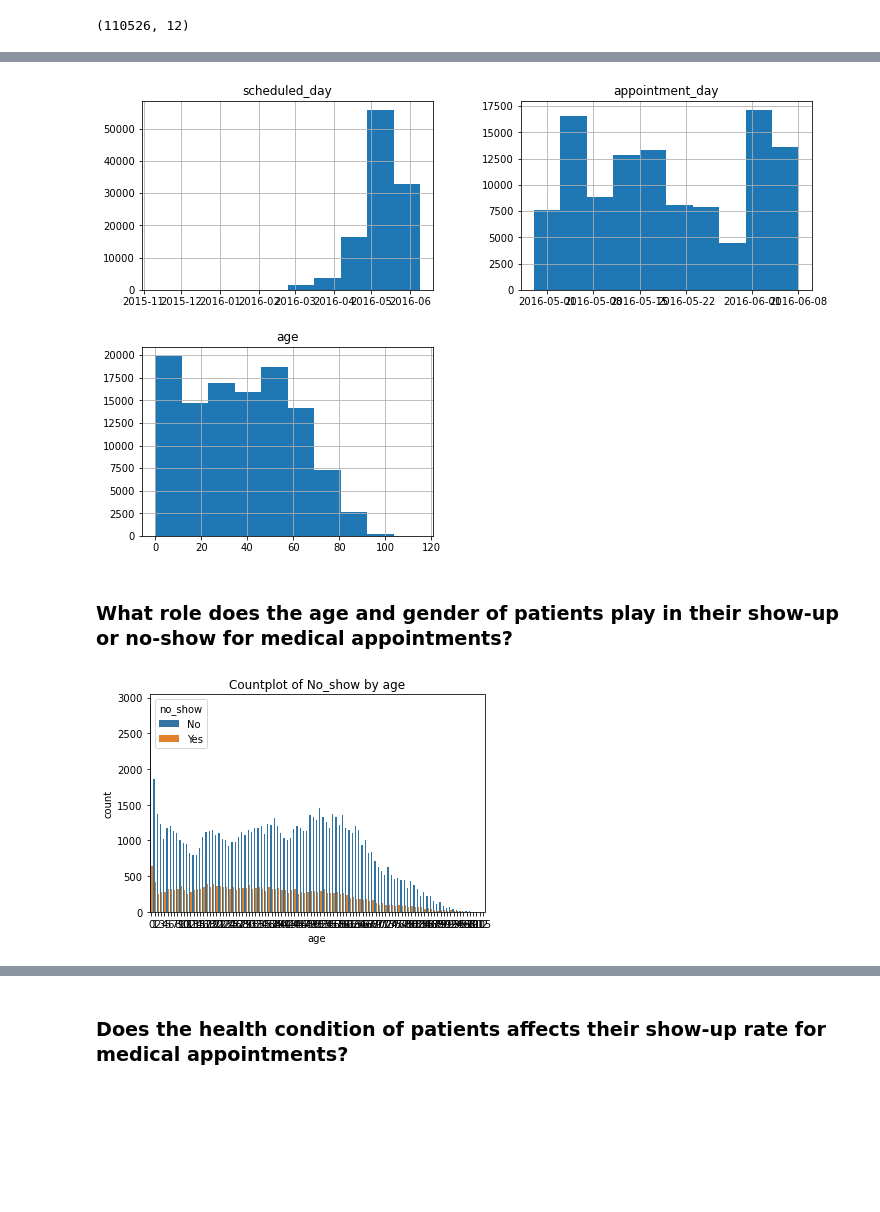
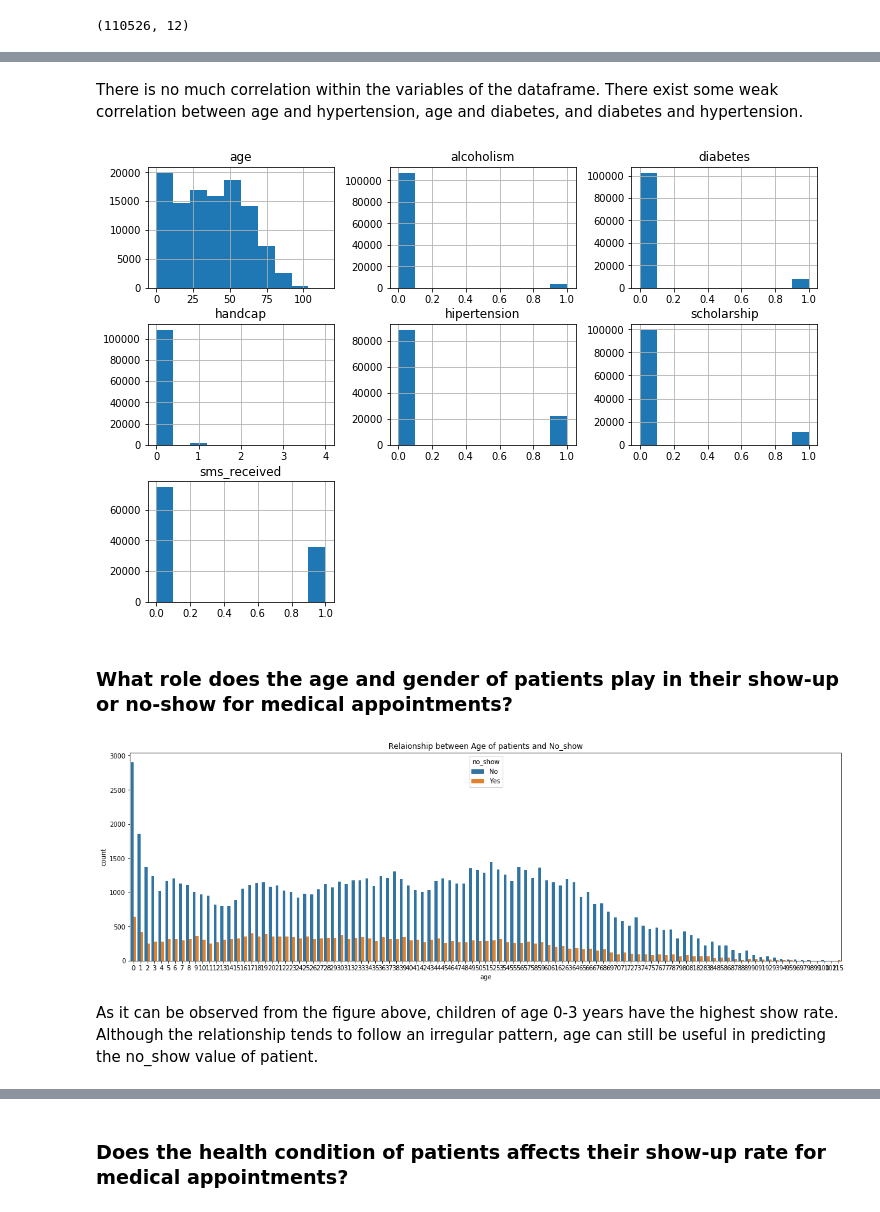
Before and after one commit to muhammedbalogun/Medical_Appointment_Analysis, a Jupyter notebook: Investigate_a_Dataset.ipynb, the cells around one changed output, grey strips where cells are left out. Cells and saved outputs as stored; diff of their text form; code cells hidden in the pictures; blank space fills up the shorter version.

Commit message:
analysis notebook updated

```diff
--- a/Investigate_a_Dataset.ipynb
+++ b/Investigate_a_Dataset.ipynb
@@ -63,7 +64,7 @@ import seaborn as sns
 The dataset is loaded and the first five observation is viewed using the head() function.
 # %%
 # Load your data and print out a few lines
-df = pd.read_csv("noshowappointments-kagglev2-may-2016.csv")
+df = pd.read_csv("Database_No_show_appointments/noshowappointments-kagglev2-may-2016.csv")
 df.head()
 # %% [output]
 |  | PatientId | AppointmentID | Gender | ScheduledDay | AppointmentDay | Age | Neighbourhood | Scholarship | ... |
@@ -217,10 +221,10 @@ memory usage: 11.8+ MB
 # %% [markdown]
 The data types of the dataframe needs some fixing. The patient_id and the appointment_id are unique code of each patients which suppose to be in string. The patient_id is a flaot while the appointment_id is an integer. We convert the two columns to strings. Also, the scheduled_day and appointment_day contain dates and time but they are both in string data type. We will convert both to datetime data types so that date analysis can be performed on them.
 # %%
-# change the data type of patient_id and appointment_id to string
-columns = ["patient_id", "appointment_id"]
+# chenge the data type of patient_id and appointment_id to string
+column = ["patient_id", "appointment_id"]
 
-for c in columns:
+for c in column:
     df[c] = df[c].astype(str)
 # %%
 # check data type
@@ -386,6 +398,0 @@ From the value of each columns above, it can be observed that the scholarship, h
-# %%
-# change the data types of categorical data from "int" to "str" for easy analysis
-cat_columns = ["scholarship", "hipertension", "diabetes", "alcoholism", "handcap", "sms_received"]
-
-for c in cat_columns:
-    df[c] = df[c].astype(str)
@@ -457,15 +462,20 @@ array([  0,   1,   2,   3,   4,   5,   6,   7,   8,   9,  10,  11,  12,
+# %% [markdown]
+There is no much correlation within the variables of the dataframe. There exist some weak correlation between age and hypertension, age and diabetes, and diabetes and hypertension.
 # %%
 # Check the distribution of the numerical dataframes
 df.hist(figsize=(12, 8));
 # %% [output]
-[figure, old version]
+[figure, new version]
 # %% [markdown]
 ### What role does the age and gender of patients play in their show-up or no-show for medical appointments?
 # %%
-# Plot countplot for age
+# Countplot for age with no_show
 
+plt.figure(figsize=(20, 6))
 fig = sns.countplot(x=df["age"], hue=df["no_show"], data=df);
-fig.set_title("Countplot of No_show by age");
+fig.set_title("Relaionship between Age of patients and No_show");
 # %% [output]
-[figure, old version]
+[figure, new version]
+# %% [markdown]
+As it can be observed from the figure above, children of age 0-3 years have the highest show rate. Although the relationship tends to follow an irregular pattern, age can still be useful in predicting the no_show value of patient.
 # %%
```
Also changed, not shown: parts of 47 cells of this notebook.
